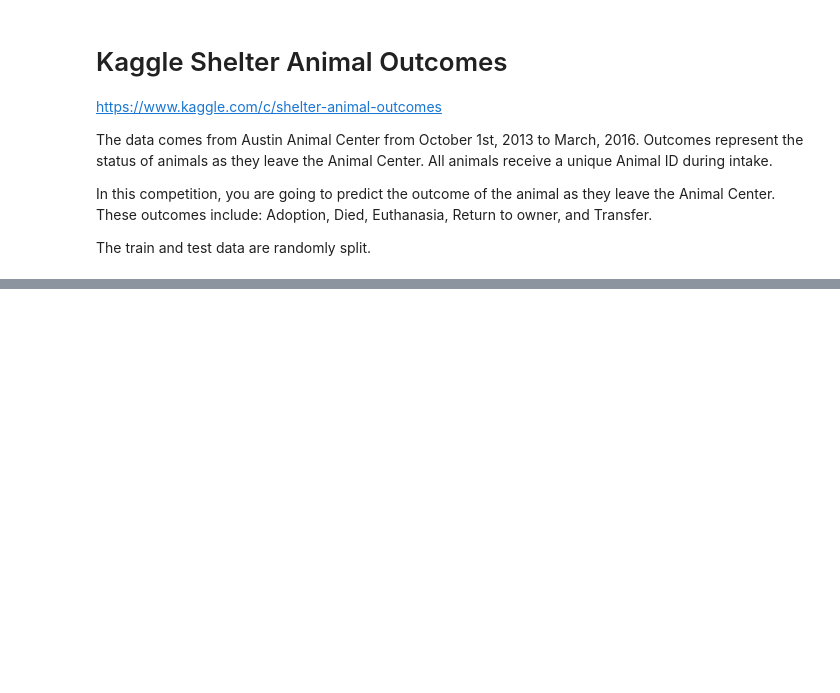
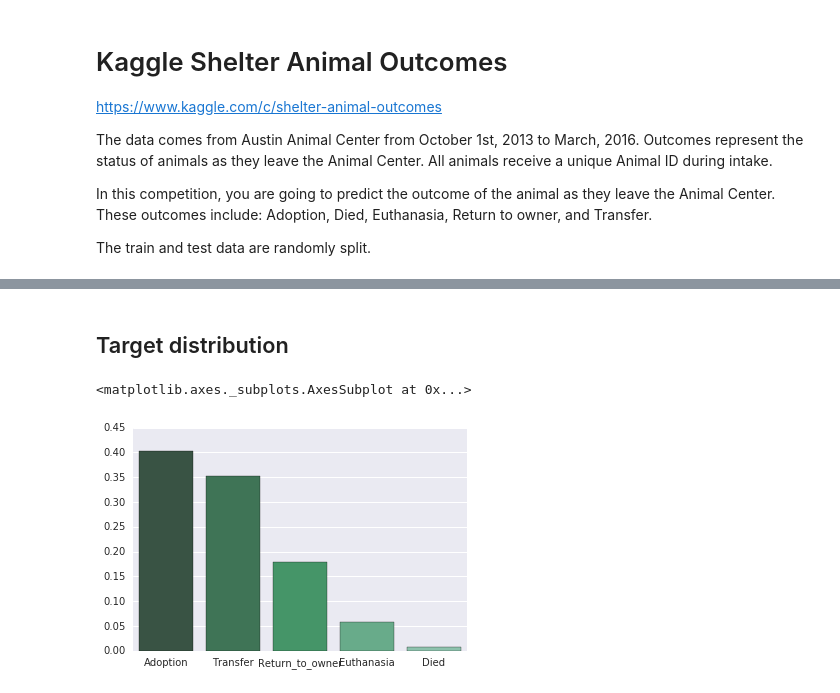
Before and after one commit to sdukshis/Kaggle-Shelter-Animal-Outcomes, a Jupyter notebook: Shelter Animal Outcomes.ipynb, the cells around one changed output, grey strips where cells are left out. Cells and saved outputs as stored; diff of their text form; code cells hidden in the pictures; blank space fills up the shorter version.

```diff
--- a/Shelter Animal Outcomes.ipynb
+++ b/Shelter Animal Outcomes.ipynb
@@ -263,0 +56,8 @@ pred.to_csv('pred.csv', index=False, columns=['ID', 'Adoption', 'Died', 'Euthana
+# %% [markdown]
+## Target distribution
+# %%
+outcometype_dist = train['OutcomeType'].value_counts(normalize=True)
+sns.barplot(x=outcometype_dist.index, y=outcometype_dist.values, palette="BuGn_d")
+# %% [output]
+<matplotlib.axes._subplots.AxesSubplot at 0x...>
+[figure, added]
```
Also changed, not shown: parts of 80 cells of this notebook.
